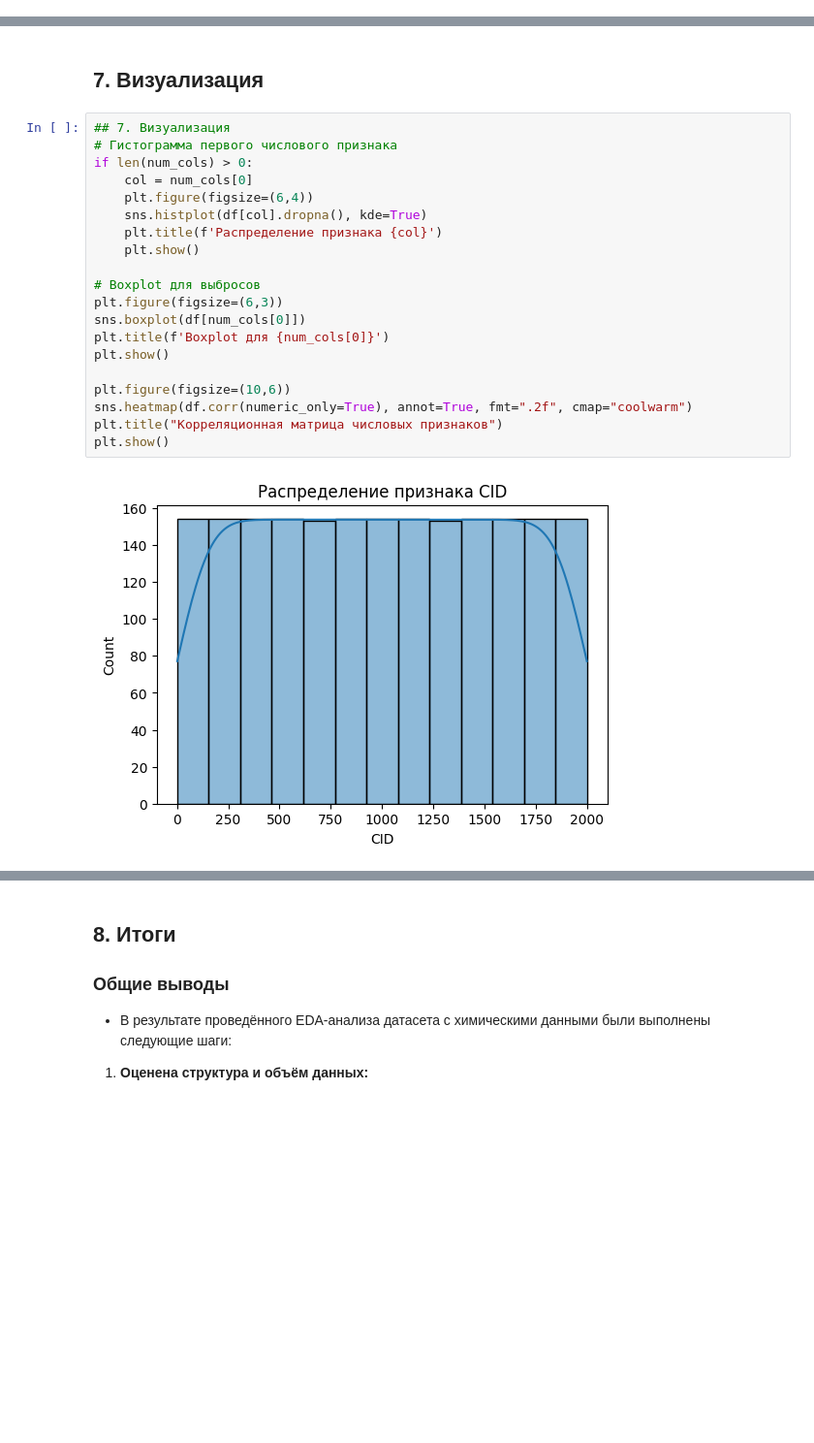
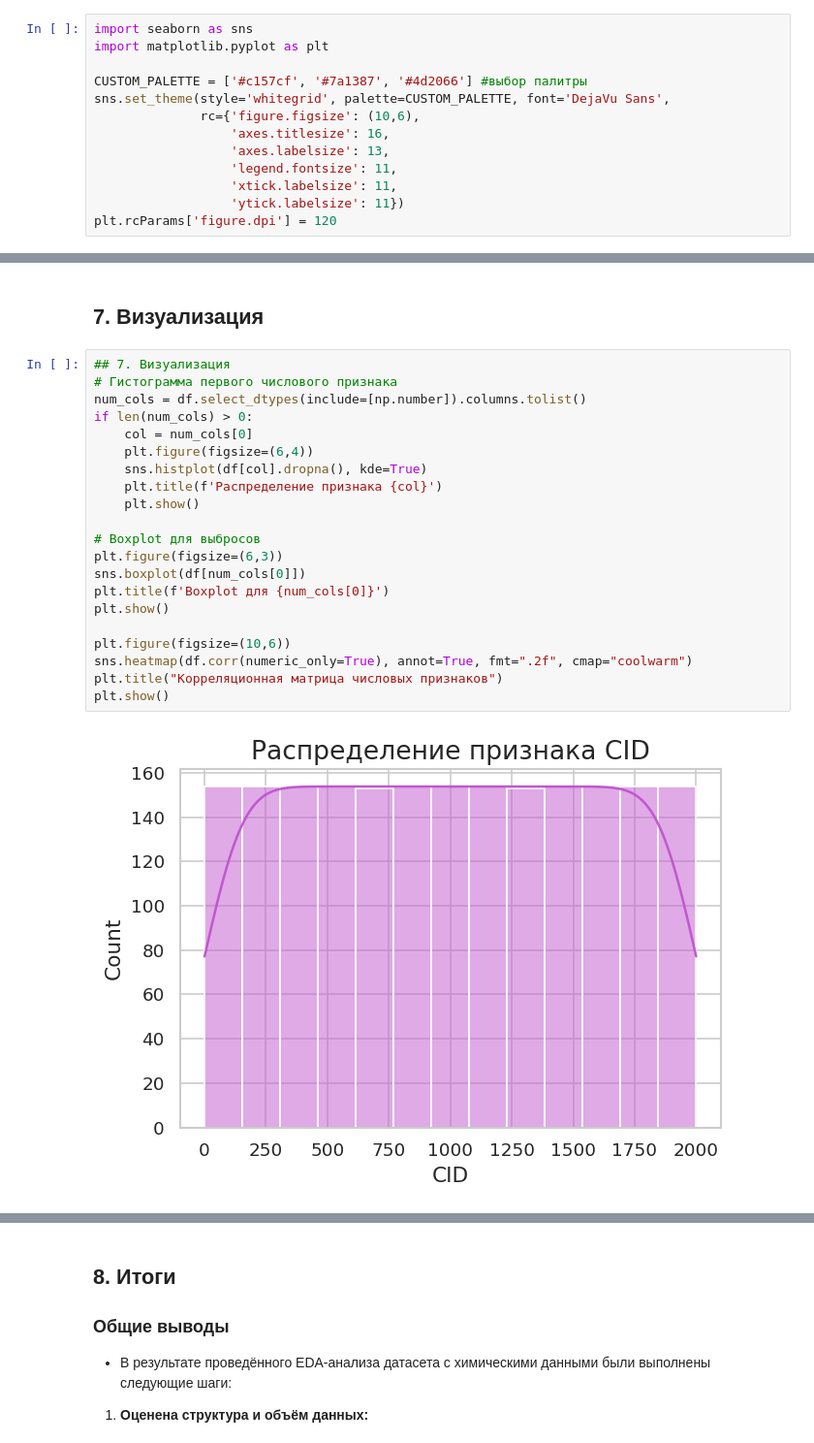
Before and after one commit to mikhailovaelizabeth/Data_engineering, a Jupyter notebook: notebooks/EDA.ipynb, the cells around one changed output, grey strips where cells are left out. Shown: that part at 97% size. Drawn from its saved outputs; the diff is of its cells as text; blank space fills up the shorter version.

```diff
--- a/notebooks/EDA.ipynb
+++ b/notebooks/EDA.ipynb
@@ -1,3 +1,16 @@
+# %%
+import seaborn as sns
+import matplotlib.pyplot as plt
+
+CUSTOM_PALETTE = ['#c157cf', '#7a1387', '#4d2066'] #выбор палитры
+sns.set_theme(style='whitegrid', palette=CUSTOM_PALETTE, font='DejaVu Sans',
+              rc={'figure.figsize': (10,6),
+                  'axes.titlesize': 16,
+                  'axes.labelsize': 13,
+                  'legend.fontsize': 11,
+                  'xtick.labelsize': 11,
+                  'ytick.labelsize': 11})
+plt.rcParams['figure.dpi'] = 120
 # %% [markdown]
 # EDA Анализ химических данных
 
@@ -250,22 +263,23 @@ display(outlier_df.head(10))
 # %%
 ## 7. Визуализация
 # Гистограмма первого числового признака
+num_cols = df.select_dtypes(include=[np.number]).columns.tolist()
 if len(num_cols) > 0:
     col = num_cols[0]
     plt.figure(figsize=(6,4))
     sns.histplot(df[col].dropna(), kde=True)
     plt.title(f'Распределение признака {col}')
     plt.show()
 
 # Boxplot для выбросов
 plt.figure(figsize=(6,3))
 sns.boxplot(df[num_cols[0]])
 plt.title(f'Boxplot для {num_cols[0]}')
 plt.show()
 
 plt.figure(figsize=(10,6))
 sns.heatmap(df.corr(numeric_only=True), annot=True, fmt=".2f", cmap="coolwarm")
 plt.title("Корреляционная матрица числовых признаков")
 plt.show()
 # %% [output]
-[figure, old version]
+[figure, new version]
```
Also changed, not shown: parts of 4 cells of this notebook.
